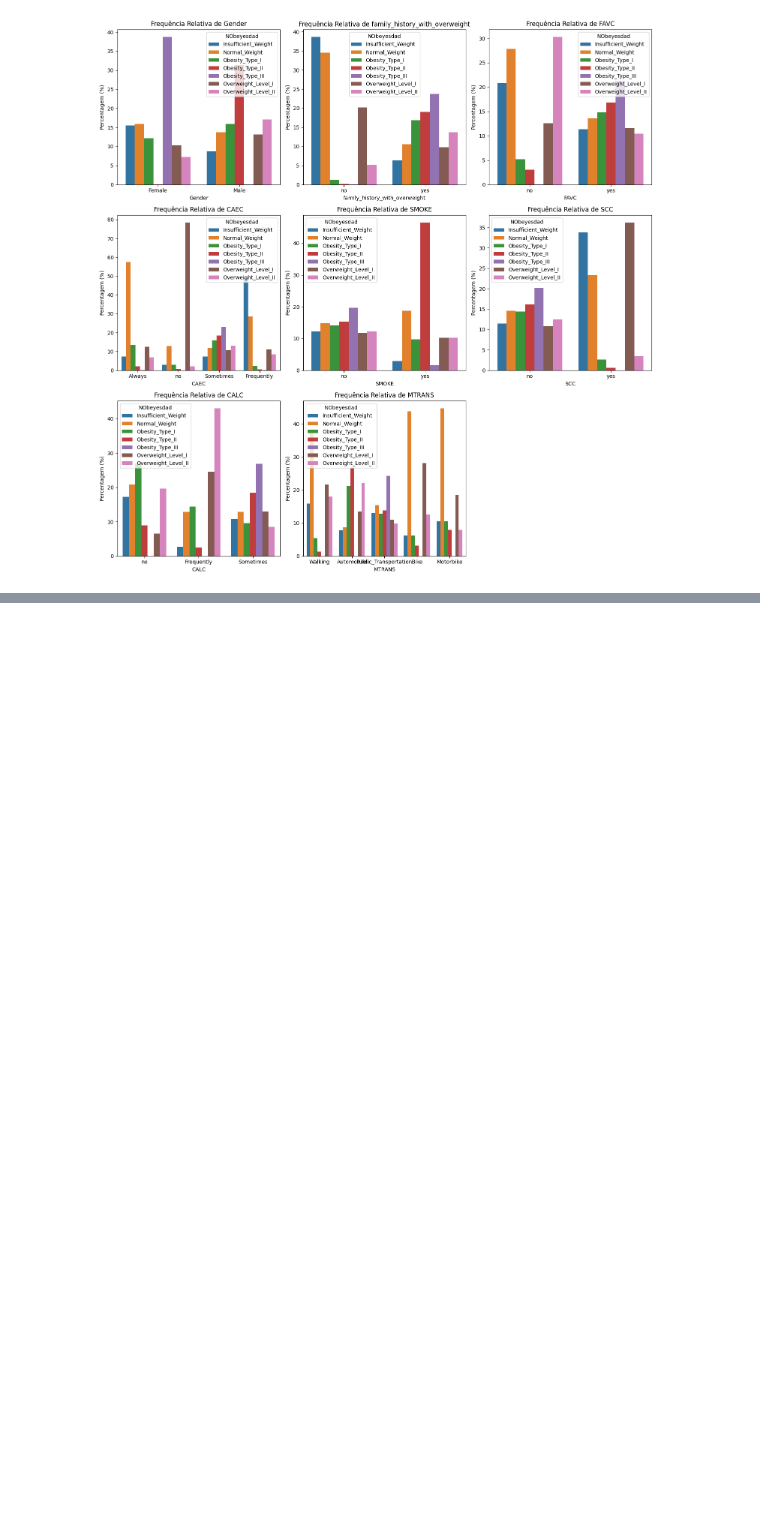
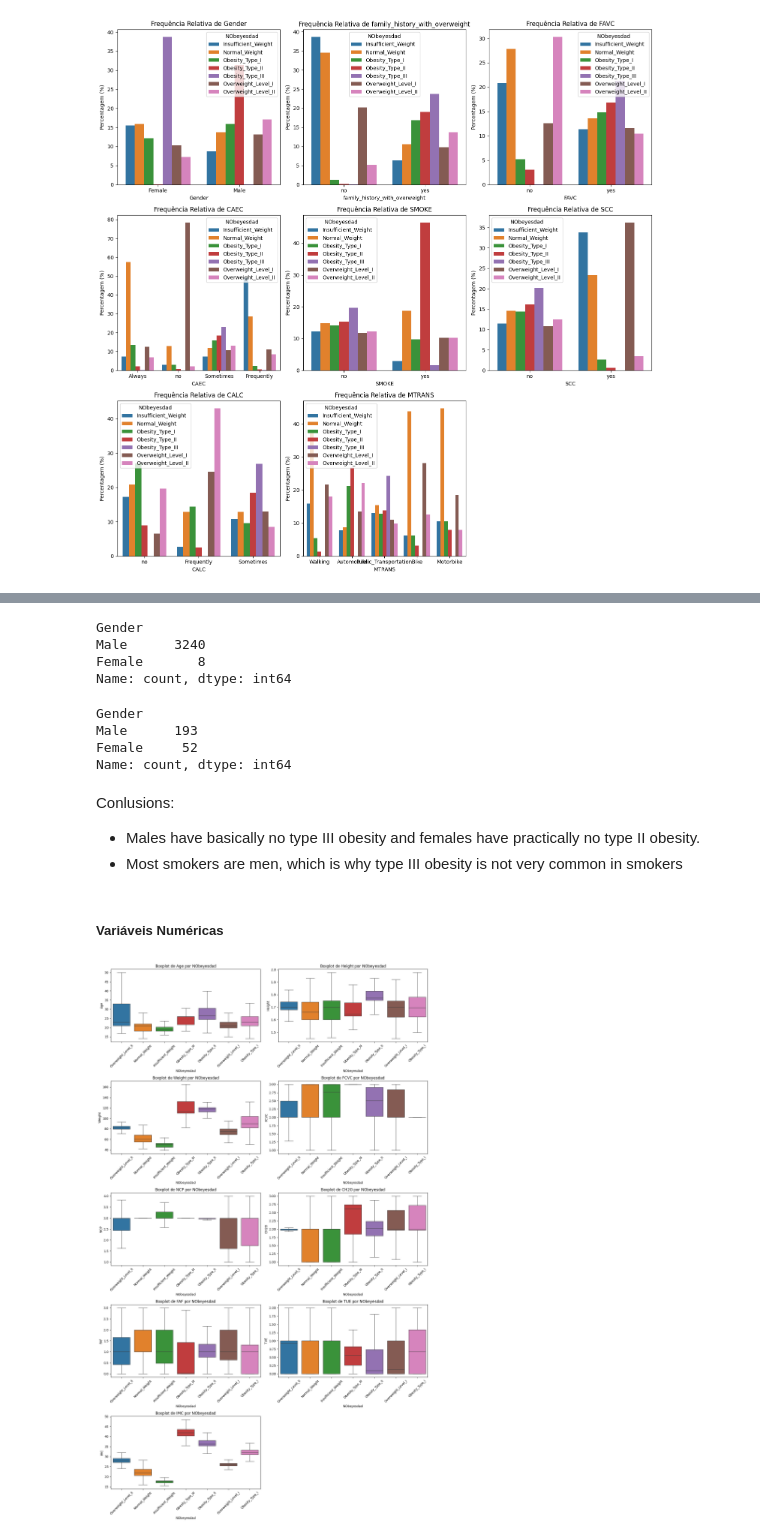
Before and after one commit to MariaLuizaCw/data-mining, a Jupyter notebook: project1/obesity.ipynb, the cells around one changed output, grey strips where cells are left out. Cells and saved outputs as stored; diff of their text form; code cells hidden in the pictures; blank space fills up the shorter version.

```diff
--- a/project1/obesity.ipynb
+++ b/project1/obesity.ipynb
@@ -157,0 +206,50 @@ plot_categorical_with_hue(df, 'NObeyesdad')
+# %%
+df.loc[df['NObeyesdad'] == 'Obesity_Type_II', 'Gender'].value_counts()
+# %% [output]
+Gender
+Male      3240
+Female       8
+Name: count, dtype: int64
+# %%
+df.loc[df['SMOKE'] == 'yes', 'Gender'].value_counts()
+# %% [output]
+Gender
+Male      193
+Female     52
+Name: count, dtype: int64
+# %% [markdown]
+Conlusions:
+
+- Males have basically no type III obesity and females have practically no type II obesity.
+- Most smokers are men, which is why type III obesity is not very common in smokers
+# %% [markdown]
+##### Variáveis Numéricas
+# %%
+# Função para plotar boxplots para variáveis numéricas com hue
+def plot_numerical_boxplots_with_hue(df, hue):
+    numerical_columns = df.select_dtypes(include=[np.number]).columns
+    numerical_columns = [x for x in numerical_columns if x not in ('id', hue)]
+    n_vars = len(numerical_columns)  # Número de variáveis numéricas
+    n_cols = 2  # Número de colunas no grid
+    n_rows = (n_vars + n_cols - 1) // n_cols  # Calcula o número necessário de linhas
+
+    fig, axes = plt.subplots(n_rows, n_cols, figsize=(15, n_rows * 5))
+    axes = axes.flatten()  # Transforma a matriz de eixos em um array 1D para fácil iteração
+
+    for i, column in enumerate(numerical_columns):
+        ax = axes[i]
+        # Plota o boxplot para cada categoria do hue
+        boxplot = sns.boxplot(data=df, x=hue, y=column, ax=ax, hue=hue, showfliers=False)
+        ax.set_title(f'Boxplot de {column} por {hue}')
+        # Rotação dos rótulos do eixo x
+        boxplot.set_xticklabels(boxplot.get_xticklabels(), rotation=45)
+    # Esconde os eixos extras se o número de variáveis não preencher o grid completo
+    for j in range(i + 1, n_rows * n_cols):
+        axes[j].set_visible(False)
+
+    plt.tight_layout()
+    plt.show()
+# %%
+plot_numerical_boxplots_with_hue(df, 'NObeyesdad')
+# %% [output]
+[figure, added]
```
Also changed, not shown: parts of 45 cells of this notebook, 1 other file.
